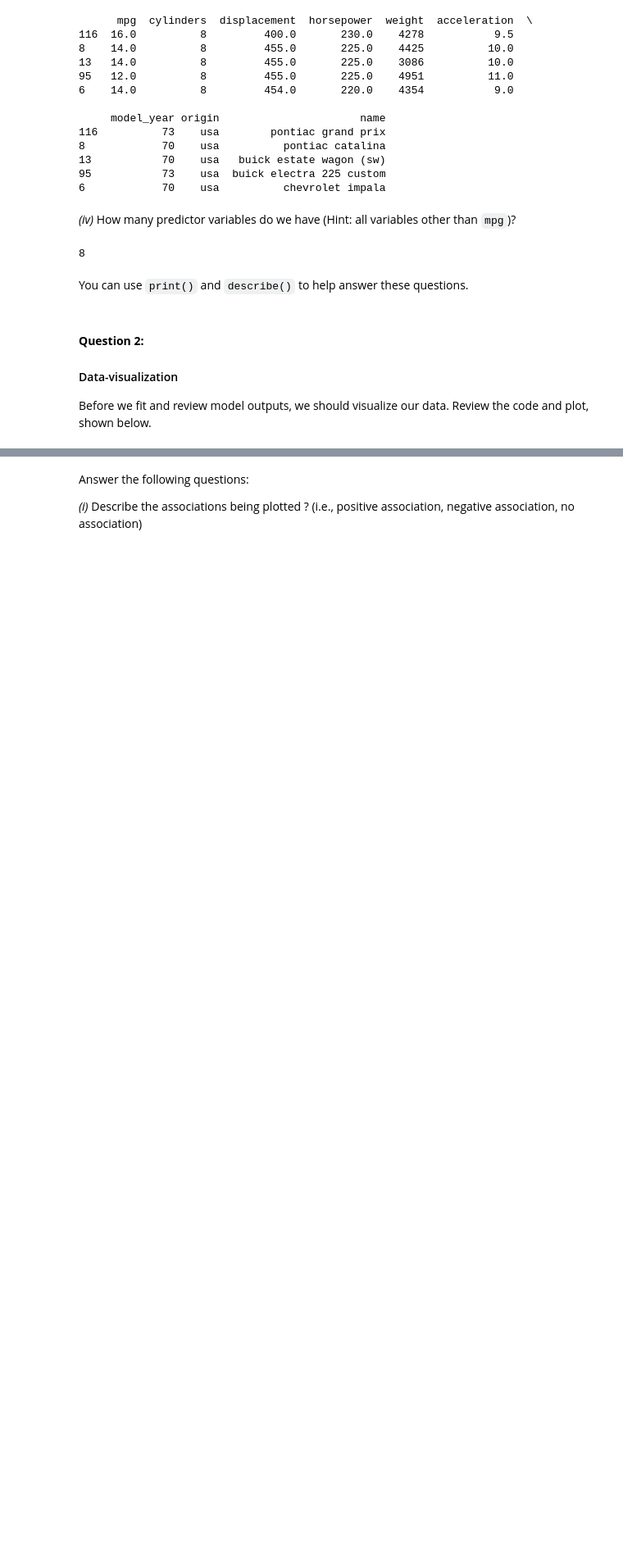
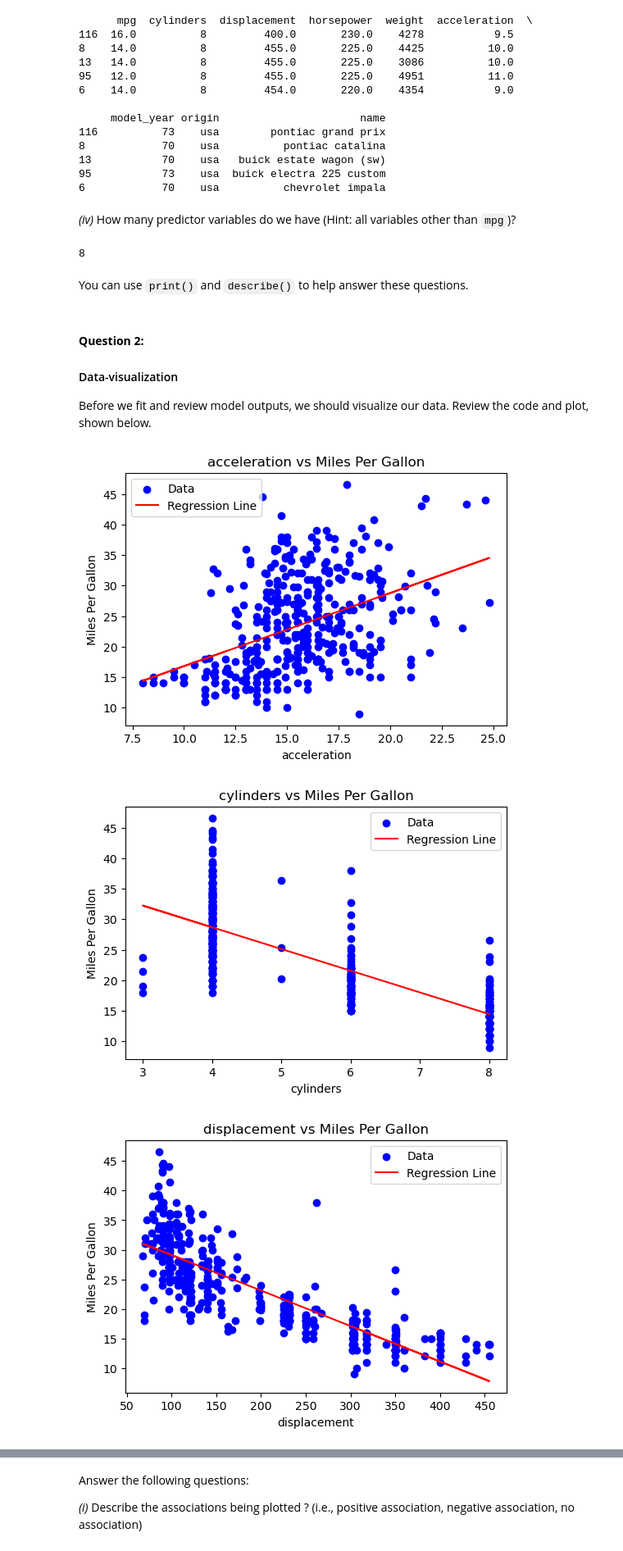
Before and after one commit to Maggielyll/applying_statistical_concepts, a Jupyter notebook: 02_activities/assignments/assignment_2.ipynb, the cells around one changed output, grey strips where cells are left out. Shown: that part at 82% size. Cells and saved outputs as stored; diff of their text form; code cells hidden in the pictures; blank space fills up the shorter version.

```diff
--- a/02_activities/assignments/assignment_2.ipynb
+++ b/02_activities/assignments/assignment_2.ipynb
@@ -117,33 +117,56 @@ You can use `print()` and `describe()` to help answer these questions.
 
 Before we fit and review model outputs, we should visualize our data. Review the code and plot, shown below.
 # %%
+# Import standard libraries
+import pandas as pd
+import numpy as np
+import matplotlib.pyplot as plt
+from sklearn.model_selection import train_test_split
+from sklearn.linear_model import LinearRegression
+
+import seaborn as sns
+
+# Load the Auto MPG dataset
+mpg_data = sns.load_dataset('mpg')
+
+# Drop rows with missing values
+mpg_data = mpg_data.dropna(subset=['mpg', 'horsepower', 'weight', 'displacement'])
+
+# Display the DataFrame
+mpg_data.head()
+
+
 # Exclude the 'mpg' (target variable) and non-numeric columns from the feature names
 feature_names = mpg_data.select_dtypes(include=[float, int]).columns.difference(['mpg'])
 
 # Loop through each numeric feature (column) in mpg_data
 for feature in feature_names:
     # Extract the feature column and target variable (mpg)
     X_feature = mpg_data[[feature]].values  # Extract as a 2D array
     y = mpg_data['mpg'].values  # Target variable (mpg)
 
     # Create a scatter plot for the feature against the target (mpg)
     plt.figure(figsize=(6, 4))
     plt.scatter(X_feature, y, label='Data', color='blue')
 
     # Fit a linear regression model
     lm = LinearRegression()
     lm.fit(X_feature, y)
 
     # Plot the regression line
     plt.plot(X_feature, lm.predict(X_feature), color='red', label='Regression Line')
 
     # Add labels and title
     plt.xlabel(feature)
     plt.ylabel('Miles Per Gallon')
     plt.title(f'{feature} vs Miles Per Gallon')
 
     # Add a legend
     plt.legend()
 
     # Show the plot
     plt.show()
+# %% [output]
+[figure, added]
+[figure, added]
+[figure, added]
```
Also changed, not shown: parts of 3 cells of this notebook.
